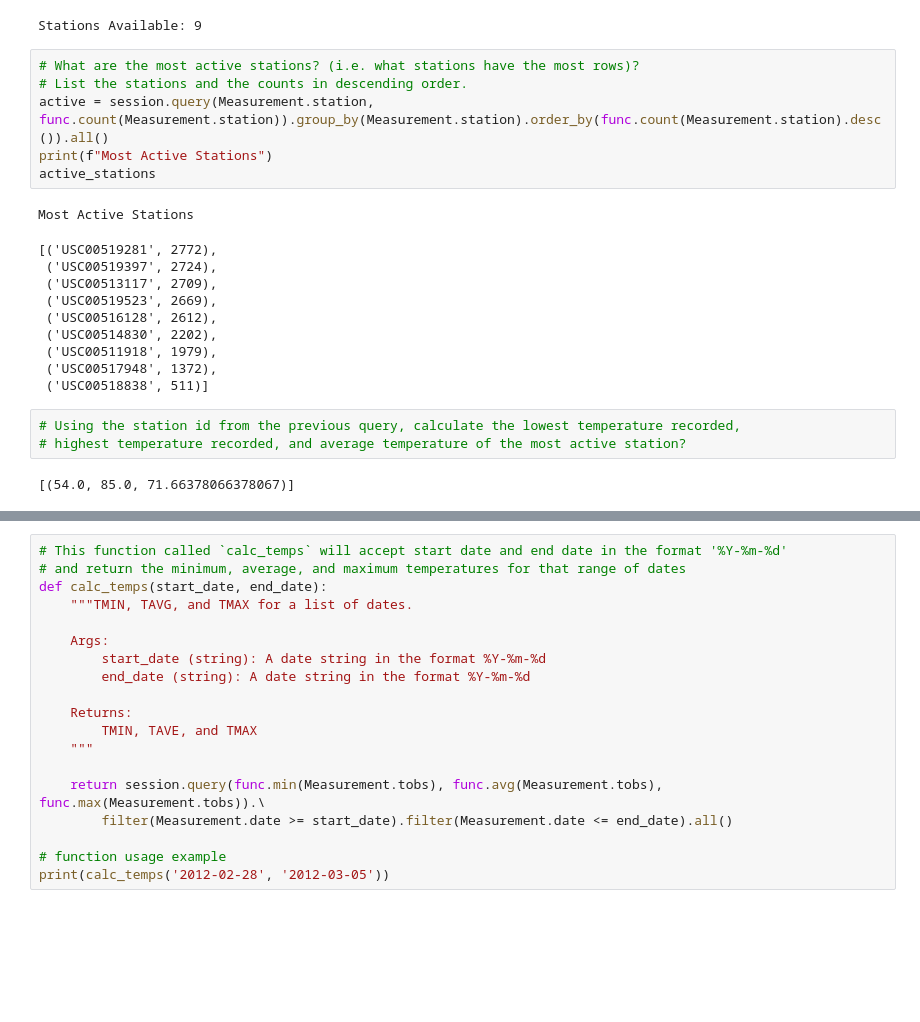
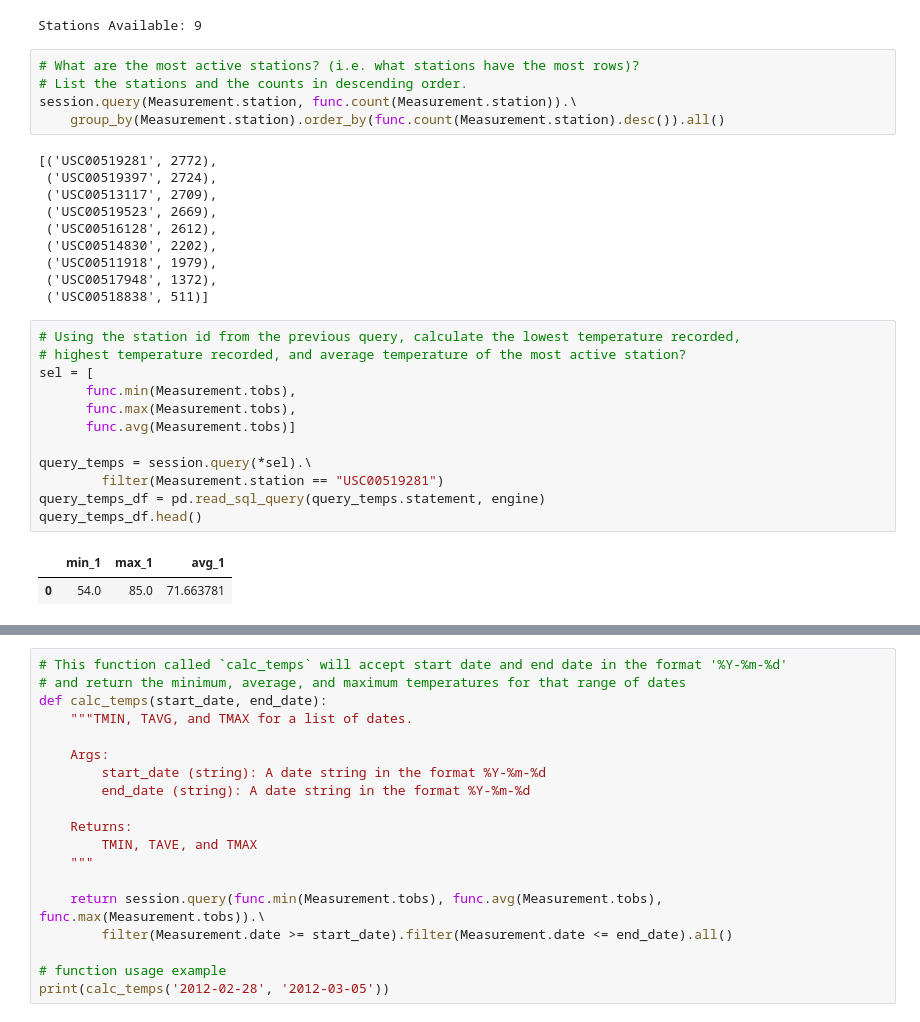
Before and after one commit to meowbray/sqlalchemy-challenge, a Jupyter notebook: climate_starter.ipynb, the cells around one changed output, grey strips where cells are left out. Cells and saved outputs as stored; diff of their text form; blank space fills up the shorter version.

```diff
--- a/climate_starter.ipynb
+++ b/climate_starter.ipynb
@@ -135,25 +181,33 @@ Stations Available: 9
 # %%
 # What are the most active stations? (i.e. what stations have the most rows)?
 # List the stations and the counts in descending order.
-active = session.query(Measurement.station, func.count(Measurement.station)).group_by(Measurement.station).order_by(func.count(Measurement.station).desc()).all()
-print(f"Most Active Stations")
-active_stations
+session.query(Measurement.station, func.count(Measurement.station)).\
+    group_by(Measurement.station).order_by(func.count(Measurement.station).desc()).all()
 # %% [output]
-Most Active Stations
+[('USC00519281', 2772),
+ ('USC00519397', 2724),
+ ('USC00513117', 2709),
+ ('USC00519523', 2669),
+ ('USC00516128', 2612),
+ ('USC00514830', 2202),
+ ('USC00511918', 1979),
+ ('USC00517948', 1372),
+ ('USC00518838', 511)]
-[('USC00519281', 2772),
- ('USC00519397', 2724),
- ('USC00513117', 2709),
- ('USC00519523', 2669),
- ('USC00516128', 2612),
- ('USC00514830', 2202),
- ('USC00511918', 1979),
- ('USC00517948', 1372),
- ('USC00518838', 511)]
 # %%
 # Using the station id from the previous query, calculate the lowest temperature recorded,
 # highest temperature recorded, and average temperature of the most active station?
+sel = [
+      func.min(Measurement.tobs),
+      func.max(Measurement.tobs),
+      func.avg(Measurement.tobs)]
+
+query_temps = session.query(*sel).\
+        filter(Measurement.station == "USC00519281")
+query_temps_df = pd.read_sql_query(query_temps.statement, engine)
+query_temps_df.head()
 # %% [output]
-[(54.0, 85.0, 71.66378066378067)]
+|  | min_1 | max_1 | avg_1 |
+| 0 | 54.0 | 85.0 | 71.663781 |
 # %%
 # Choose the station with the highest number of temperature observations.
 # Query the last 12 months of temperature observation data for this station and plot the results as a histogram
```
Also changed, not shown: parts of 17 cells of this notebook, 2 other files.
